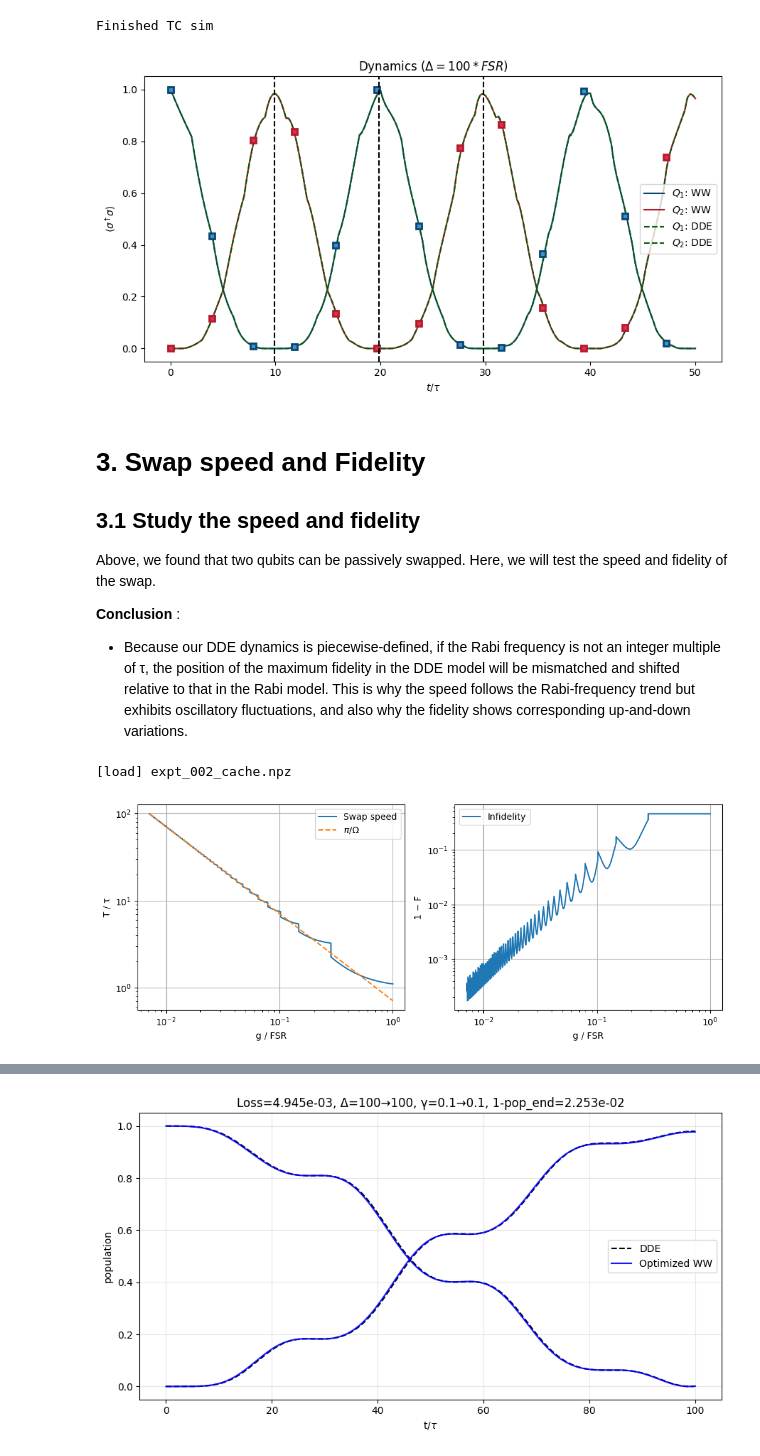
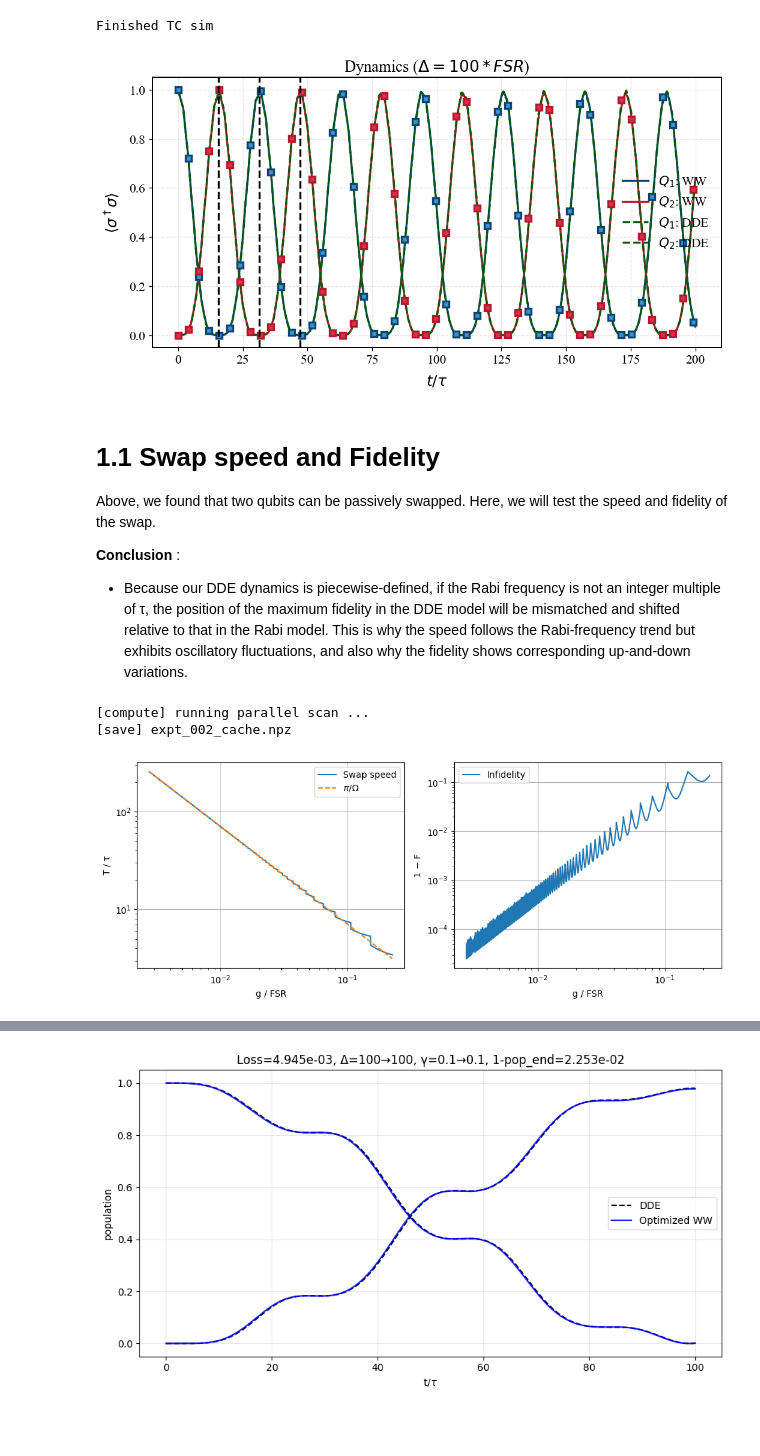
Before and after one commit to Taitoos2/non_markovian_qubit_swap, a Jupyter notebook: Idea_3.ipynb, the cells around one changed output, grey strips where cells are left out. Drawn from its saved outputs; the diff is of its cells as text; code cells hidden in the pictures; blank space fills up the shorter version.

```diff
--- a/Idea_3.ipynb
+++ b/Idea_3.ipynb
@@ -10,16 +8,15 @@
 # %%
 from expt_sets import expt_001_dynamics
 import numpy as np
 
 expt_001_dynamics(
-    Delta=100, gamma=0.1, tau=1, T=50, dt_max=0.01, n_steps=201, n_modes=100
+    Delta=100, gamma=0.04, tau=1, T=200, dt_max=0.01, n_steps=201, n_modes=100
 )
 # %% [output]
 Finished TC sim
-[figure, old version]
+[figure, new version]
 # %% [markdown]
-# 3. Swap speed and Fidelity
-## 3.1 Study the speed and fidelity
+# 1.1 Swap speed and Fidelity
 Above, we found that two qubits can be passively swapped.
 Here, we will test the speed and fidelity of the swap.
 
@@ -29,8 +26,9 @@ Here, we will test the speed and fidelity of the swap.
 from expt_sets import expt_002_swapspeed
 import numpy as np
 
-gamma_list = np.logspace(np.log10(0.001), np.log10(2 * np.pi**2), 2000)
-expt_002_swapspeed(Delta=0, gamma_list=gamma_list, overwrite=False, T_max=1.99, T_min=0)
+gamma_list = np.logspace(np.log10(0.00015), np.log10(1), 2000)
+expt_002_swapspeed(Delta=0, gamma_list=gamma_list, overwrite=True, T_max=1.5, T_min=0.5)
 # %% [output]
-[load] expt_002_cache.npz
+[compute] running parallel scan ...
+[save] expt_002_cache.npz
-[figure, old version]
+[figure, new version]
```
Also changed, not shown: parts of 13 cells of this notebook, 12 other files.
